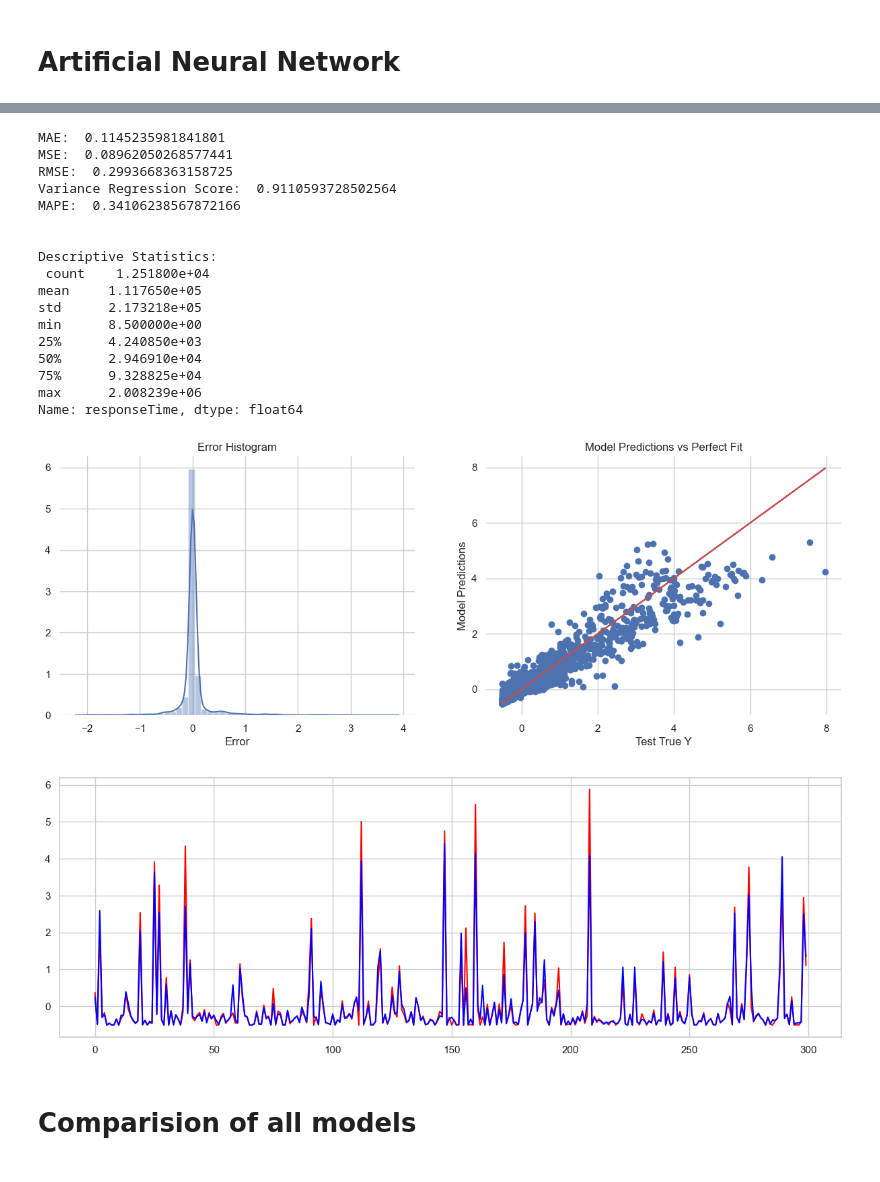
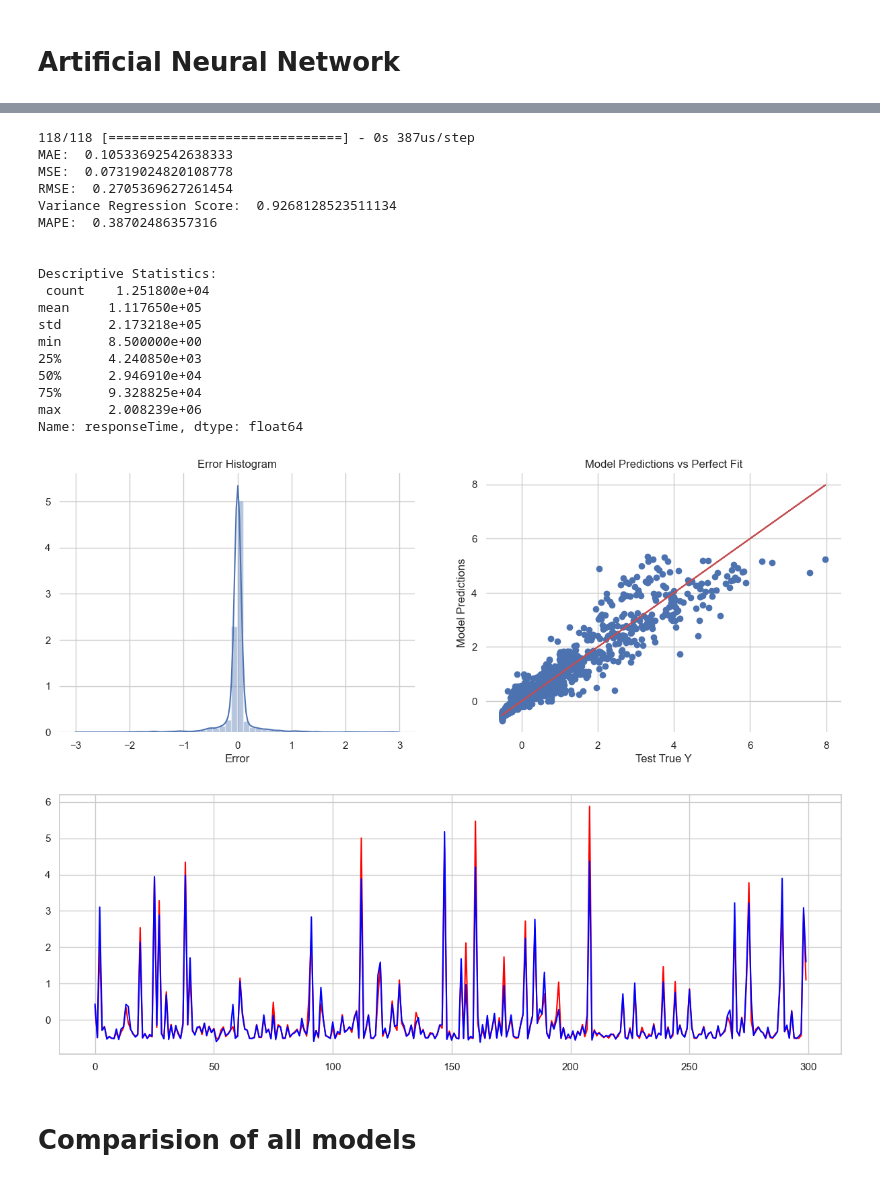
Before and after one commit to rickydebojeet/data-perf, a Jupyter notebook: data_models/ml_models.ipynb, the cells around one changed output, grey strips where cells are left out. Drawn from its saved outputs; the diff is of its cells as text; code cells hidden in the pictures.

```diff
--- a/data_models/ml_models.ipynb
+++ b/data_models/ml_models.ipynb
@@ -165,7 +165,7 @@ Max:  1.7103968322501557
 Min:  -1.5958063612771007
 # %%
 # For fiting and evaluating the model
-def fit_and_evaluate(model):
+def fit_and_evaluate(model, X_train, y_train, X_test, y_test):
     model.fit(X_train,y_train)
     # predictions on the test set
     predictions = model.predict(X_test)
@@ -181,13 +181,14 @@ def fit_and_evaluate(model):
     return predictions
 
 # For error analysis and perfect fit line
-def error_analysis(predictions):
+def error_analysis(predictions, y_values):
     f, axes = plt.subplots(1, 2,figsize=(15,5))
     # Our model predictions
-    plt.scatter(y_test,predictions)
+    plt.scatter(y_values,predictions)
     # Perfect predictions
-    plt.plot(y_test,y_test,'r')
-    errors = y_test.reshape(3756, 1) - predictions
+    plt.plot(y_values,y_values,'r')
+    value_size = len(y_values)
+    errors = y_values.reshape(value_size, 1) - predictions
     sns.distplot(errors, ax=axes[0])
 
     sns.despine(left=True, bottom=True)
@@ -195,12 +196,11 @@ def error_analysis(predictions):
     axes[1].set(xlabel='Test True Y', ylabel='Model Predictions', title='Model Predictions vs Perfect Fit')
 
 # Results Comparision
-def results_comparison(predictions, y_test):
-    predictions.shape, y_test.shape
-    y_test = np.array(y_test).reshape(-1,1)
+def results_comparison(predictions, y_values):
+    y_values = np.array(y_values).reshape(-1,1)
     plt.figure(figsize=(15,5))
 
-    plt.plot(y_test[:300,:], color = 'red')
+    plt.plot(y_values[:300,:], color = 'red')
     plt.plot(predictions[:300], color = 'blue')
     plt.show()
 # %% [markdown]
@@ -486,15 +486,15 @@ results_comparison(predictions, y_test)
 # Artificial Neural Network
 # %%
 ann = Sequential()
-learning_rate = 0.001
+learning_rate = 0.0001
 
 # input layer
-ann.add(Dense(19,activation='relu'))
+ann.add(Dense(6,activation='gelu'))
 
 # hidden layers
-ann.add(Dense(16,activation='relu'))
-ann.add(Dense(32,activation='relu'))
-ann.add(Dense(16,activation='relu'))
+ann.add(Dense(16,activation='gelu'))
+ann.add(Dense(64,activation='gelu'))
+ann.add(Dense(16,activation='gelu'))
 
 # output layer
 ann.add(Dense(1))
@@ -503,5 +503,5 @@ ann.compile(optimizer=Adam(learning_rate=learning_rate),loss='mse')
 
 ann.fit(x=X_train,y=y_train,
           validation_data=(X_test,y_test),
-          batch_size=128,epochs=500)
+          batch_size=128,epochs=2000)
 # %% [output]
@@ -537,4 +537,5 @@ sns.despine()
 # %%
+predictions = ann.predict(X_test)
 ann_mape = mean_absolute_error(y_test,predictions)
 print('MAE: ',mean_absolute_error(y_test,predictions))
 print('MSE: ',mean_squared_error(y_test,predictions))
@@ -544,11 +545,12 @@ print('MAPE: ',mean_absolute_percentage_error(y_test,predictions))
 
 print('\n\nDescriptive Statistics:\n',df['responseTime'].describe())
 # %% [output]
-MAE:  0.1145235981841801
-MSE:  0.08962050268577441
-RMSE:  0.2993668363158725
-Variance Regression Score:  0.9110593728502564
-MAPE:  0.34106238567872166
+118/118 [==============================] - 0s 387us/step
+MAE:  0.10533692542638333
+MSE:  0.07319024820108778
+RMSE:  0.2705369627261454
+Variance Regression Score:  0.9268128523511134
+MAPE:  0.38702486357316
 
 
 Descriptive Statistics:
@@ -562,11 +564,11 @@ min      8.500000e+00
 max      2.008239e+06
 Name: responseTime, dtype: float64
 # %%
-error_analysis(predictions)
+error_analysis(predictions, y_test)
 results_comparison(predictions, y_test)
 # %% [output]
-[figure, old version]
+[figure, new version]
-[figure, old version]
+[figure, new version]
 # %% [markdown]
 # Comparision of all models
 # %%
```
Also changed, not shown: parts of 19 cells of this notebook.
